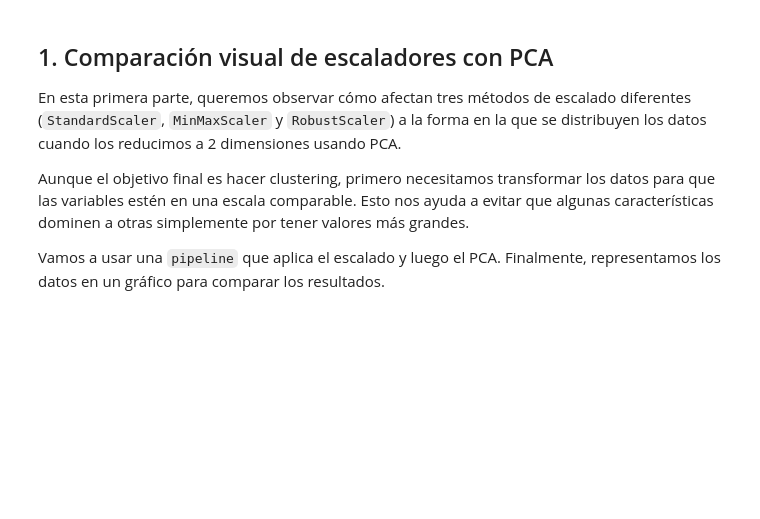
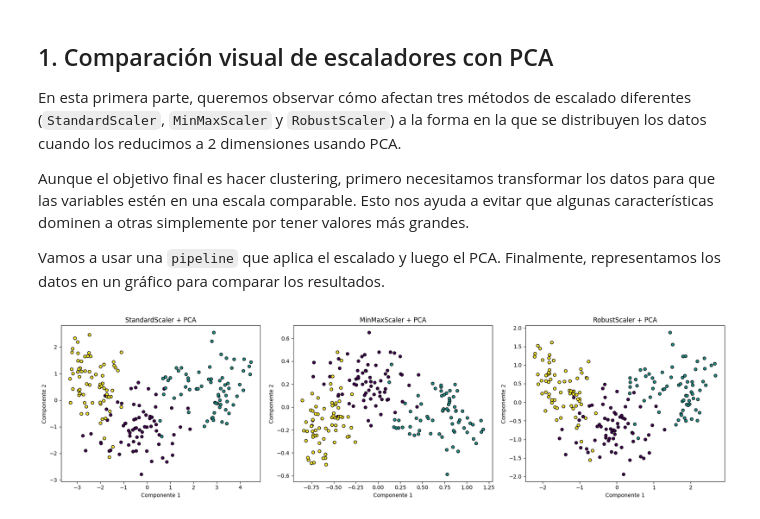
Before and after one commit to 100451061/proyecto_aprendizaje_automatico, a Jupyter notebook: notebooks/clustering.ipynb, the cells around one changed output. Saved outputs shown, nothing was run; the diff lists cells and outputs as text; code cells hidden in the pictures; blank space fills up the shorter version.

Commit message:
añadido estudio de StandardScaler, MinMaxScaler, RobustScaler (con PCA, respectivamente)

```diff
--- a/notebooks/clustering.ipynb
+++ b/notebooks/clustering.ipynb
@@ -34,3 +57,49 @@ df = pd.read_csv('../semillas.csv')
 # Separar atributos (X) y clase (y)
 X = df.drop(columns=['clase']).values
 y = df['clase'].values  # Solo para colorear el gráfico (NO usar en clustering)
+# %%
+# Diccionario que contiene los diferentes tipos de escaladores que vamos a utilizar
+# StandardScaler: Estandariza las características restando la media y escalando a varianza unitaria
+# MinMaxScaler: Escala las características al rango [0,1]
+# RobustScaler: Escala usando estadísticas robustas a valores atípicos
+scalers = {
+    'StandardScaler': StandardScaler(),
+    'MinMaxScaler': MinMaxScaler(),
+    'RobustScaler': RobustScaler()
+}
+
+# Crear una figura con un tamaño específico para mostrar los tres gráficos
+plt.figure(figsize=(18, 5))
+
+# Iterar sobre cada escalador para crear un gráfico para cada uno
+for i, (name, scaler) in enumerate(scalers.items()):
+    # Crear un pipeline que combina el escalado de datos y la reducción de dimensionalidad
+    # El pipeline primero escala los datos y luego aplica PCA para reducir a 2 dimensiones
+    pipeline = Pipeline([
+        ('scaler', scaler),
+        ('pca', PCA(n_components=2))
+    ])
+
+    # Aplicar la transformación completa a los datos
+    # Esto escala los datos y luego aplica PCA para obtener las dos componentes principales
+    X_pca = pipeline.fit_transform(X)
+
+    # Crear un subgráfico para cada escalador
+    plt.subplot(1, 3, i+1)
+    # Crear un gráfico de dispersión donde:
+    # - X_pca[:, 0] son los valores de la primera componente principal
+    # - X_pca[:, 1] son los valores de la segunda componente principal
+    # - c=y colorea los puntos según la variable objetivo
+    # - cmap='viridis' define la paleta de colores
+    # - edgecolor='k' establece el borde de los puntos en negro
+    # - s=30 define el tamaño de los puntos
+    scatter = plt.scatter(X_pca[:, 0], X_pca[:, 1], c=y, cmap='viridis', edgecolor='k', s=30)
+    plt.title(f'{name} + PCA')
+    plt.xlabel('Componente 1')
+    plt.ylabel('Componente 2')
+
+# Ajustar el diseño para evitar superposición de subgráficosy mostrar la figura completa
+plt.tight_layout()
+plt.show()
+# %% [output]
+[figure, added]
```
Also changed, not shown: parts of 3 cells of this notebook.
